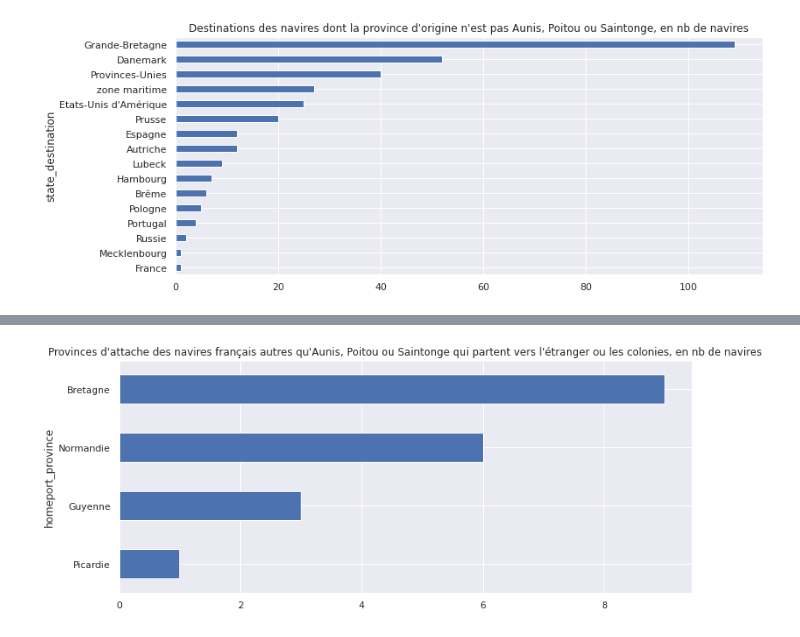
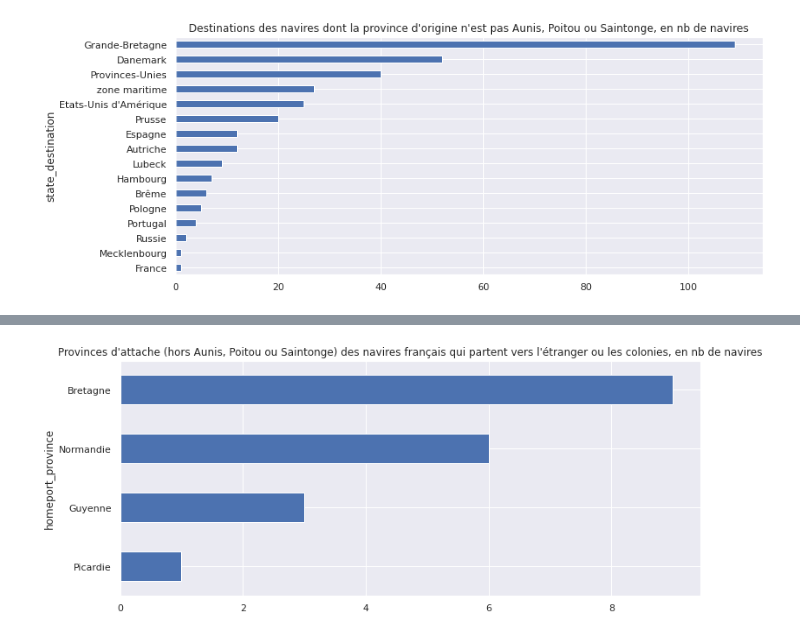
Before and after one commit to medialab/portic-datasprint-2021, a Jupyter notebook: productions/equipe_1/port_attache/sorties_vers_etranger_et_colonies.ipynb, the cells around one changed output, grey strips where cells are left out. Saved outputs shown, nothing was run; the diff lists cells and outputs as text; code cells hidden in the pictures.

```diff
--- a/productions/equipe_1/port_attache/sorties_vers_etranger_et_colonies.ipynb
+++ b/productions/equipe_1/port_attache/sorties_vers_etranger_et_colonies.ipynb
@@ -142,4 +142,6 @@ Name: homeport_province, dtype: int64
 sorties["outside_DFLR"] = (
     (sorties["homeport_state_1789_fr"] != "France") |
     (~sorties["homeport_province"].isin(["Aunis", "Poitou", "Saintonge"])))
+# %%
+sorties["Port d'attache"] = sorties["outside_DFLR"].map({True: "autres", False: "Aunis, Poitou, Saintonge"})
 # %%
@@ -218,7 +222,7 @@ plt.show()
 # %%
 fr = noDFLR[(noDFLR.homeport_state_1789_fr == "France")].groupby("homeport_province").size()
 fr.sort_values().plot.barh()
-plt.title("Provinces d'attache des navires français autres qu'Aunis, Poitou ou Saintonge qui partent vers l'étranger ou les colonies, en nb de navires")
+plt.title("Provinces d'attache (hors Aunis, Poitou ou Saintonge) des navires français qui partent vers l'étranger ou les colonies, en nb de navires")
 plt.show()
 # %% [output]
-[figure, old version]
+[figure, new version]
```
Also changed, not shown: parts of 35 cells of this notebook.
